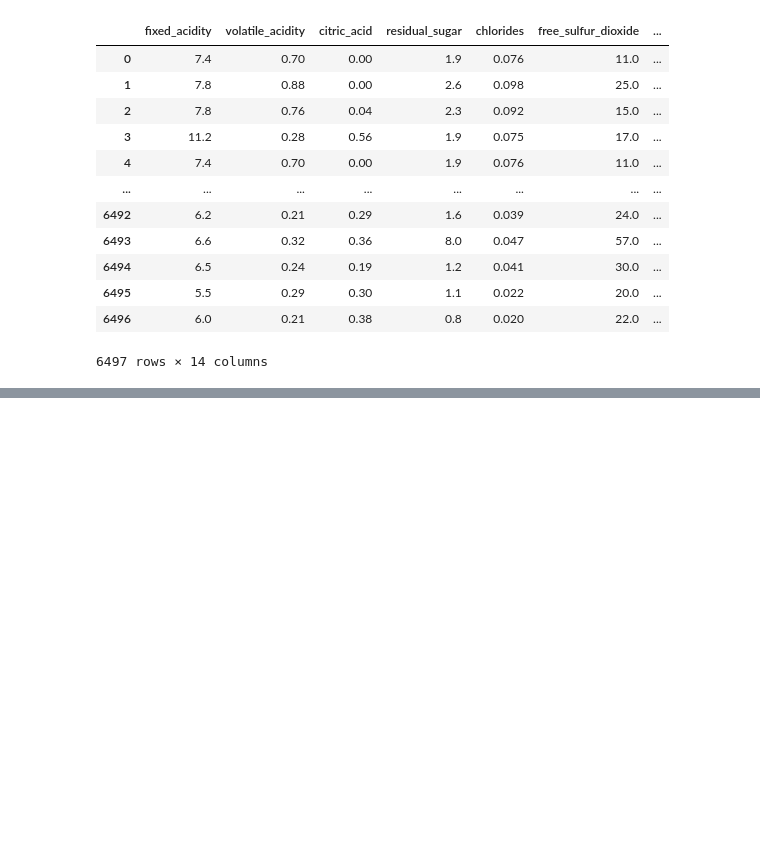
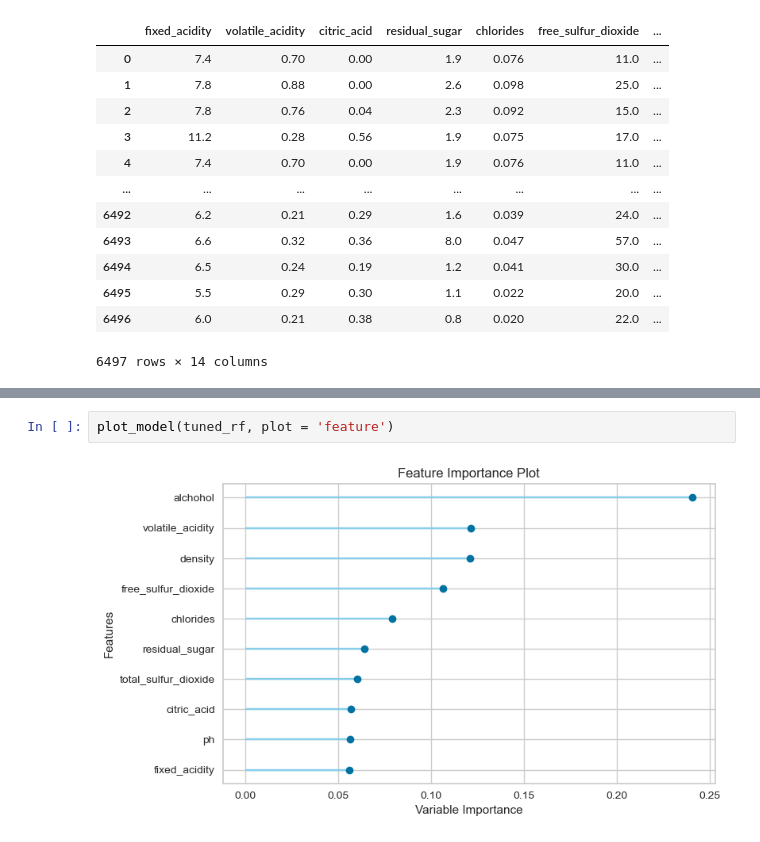
Before and after one commit to isdicely/Project-3, a Jupyter notebook: data_survey.ipynb, the cells around one changed output, grey strips where cells are left out. Cells and saved outputs as stored; diff of their text form; blank space fills up the shorter version.

```diff
--- a/data_survey.ipynb
+++ b/data_survey.ipynb
@@ -22,0 +271,4 @@ wine_df
+# %%
+plot_model(tuned_rf, plot = 'feature')
+# %% [output]
+[figure, added]
```
Also changed, not shown: parts of 17 cells of this notebook.
